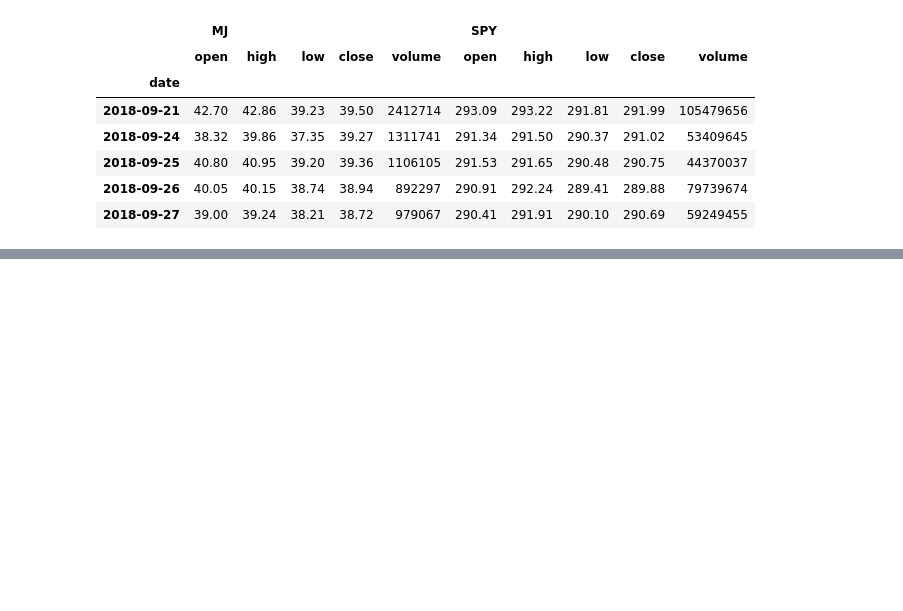
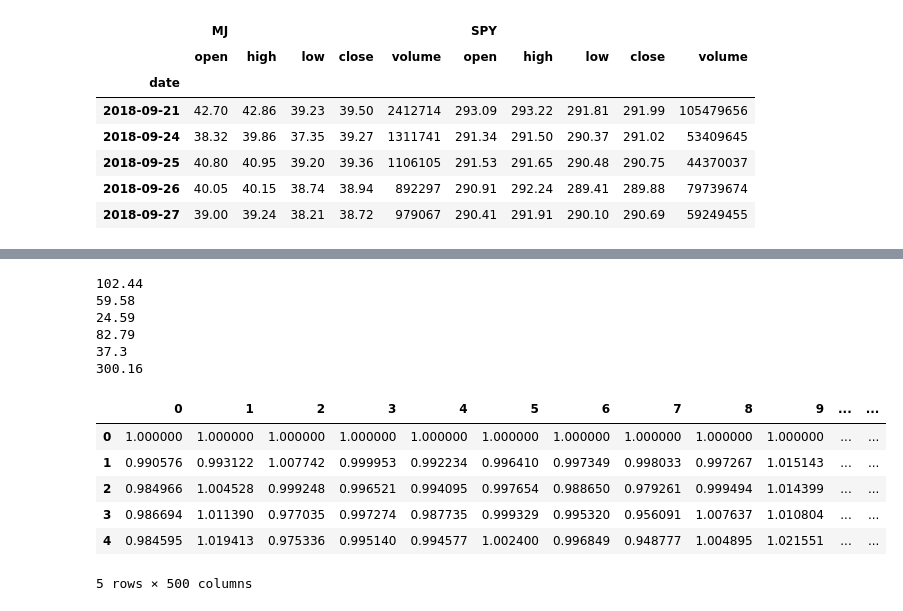
Before and after one commit to Briantaylor97/Cannabis-industry-analysis, a Jupyter notebook: MJ_index_compare.ipynb, the cells around one changed output, grey strips where cells are left out. Cells and saved outputs as stored; diff of their text form; code cells hidden in the pictures; blank space fills up the shorter version.

```diff
--- a/MJ_index_compare.ipynb
+++ b/MJ_index_compare.ipynb
@@ -71,0 +165,65 @@ dtype: float64
+# %%
+#show the final closigprices
+booz_last_price = aggregate_df['BOOZ'][0]
+smok_last_price = aggregate_df['SMOK'][0]
+mj_last_price = aggregate_df['MJ'][0]
+xbi_last_price = aggregate_df['XBI'][0]
+xph_last_price = aggregate_df['XPH'][0]
+spy_last_price = aggregate_df['SPY'][0]
+print(booz_last_price)
+print(smok_last_price)
+print(mj_last_price)
+print(xbi_last_price)
+print(xph_last_price)
+print(spy_last_price)
+# %% [output]
+102.44
+59.58
+24.59
+82.79
+37.3
+300.16
+# %%
+# Setup the Monte Carlo Parameters 500msimulations over 10 years
+number_simulations = 500
+number_records = 252 * 10
+monte_carlo = pd.DataFrame()
+portfolio_cumulative_returns = pd.DataFrame()
+# %%
+# Run the Monte Carlo Simulation
+for n in range(number_simulations):
+
+    #initialize simulation
+    simulated_booz_prices = [booz_last_price]
+    simulated_smok_prices = [smok_last_price]
+
+    # Simulate the returns
+    for i in range(number_records):
+        # Calculate the simulated price using the last price within the list
+        simulated_booz_price = simulated_booz_prices[-1] * (1 + np.random.normal(avg_daily_return_booz, std_dev_daily_return_booz))
+        simulated_smok_price = simulated_smok_prices[-1] * (1 + np.random.normal(avg_daily_return_smok, std_dev_daily_return_smok))
+
+        # Append the simulated price to the list
+        simulated_booz_prices.append(simulated_booz_price)
+        simulated_smok_prices.append(simulated_smok_price)
+
+    monte_carlo["BOOZ prices"] = pd.Series(simulated_booz_prices)
+    monte_carlo["SMOK prices"] = pd.Series(simulated_smok_prices)
+    #print(monte_carlo)
+
+    # Calculate the daily returns of simulated prices
+    simulated_daily_returns = monte_carlo.pct_change()
+
+    # Set the portfolio weights50/50
+    weight = [0.50, 0.50]
+    portfolio_daily_return= simulated_daily_returns.dot(weight)
+    portfolio_cumulative_returns[n] = (1 + portfolio_daily_return.fillna(0)).cumprod()
+portfolio_cumulative_returns.head()
+# %% [output]
+|  | 0 | 1 | 2 | 3 | 4 | 5 | 6 | 7 | 8 | 9 | ... | ... |
+| 0 | 1.000000 | 1.000000 | 1.000000 | 1.000000 | 1.000000 | 1.000000 | 1.000000 | 1.000000 | 1.000000 | 1.000000 | ... | ... |
+| 1 | 0.990576 | 0.993122 | 1.007742 | 0.999953 | 0.992234 | 0.996410 | 0.997349 | 0.998033 | 0.997267 | 1.015143 | ... | ... |
+| 2 | 0.984966 | 1.004528 | 0.999248 | 0.996521 | 0.994095 | 0.997654 | 0.988650 | 0.979261 | 0.999494 | 1.014399 | ... | ... |
+| 3 | 0.986694 | 1.011390 | 0.977035 | 0.997274 | 0.987735 | 0.999329 | 0.995320 | 0.956091 | 1.007637 | 1.010804 | ... | ... |
+| 4 | 0.984595 | 1.019413 | 0.975336 | 0.995140 | 0.994577 | 1.002400 | 0.996849 | 0.948777 | 1.004895 | 1.021551 | ... | ... |
+5 rows × 500 columns
```
Also changed, not shown: parts of 13 cells of this notebook.
